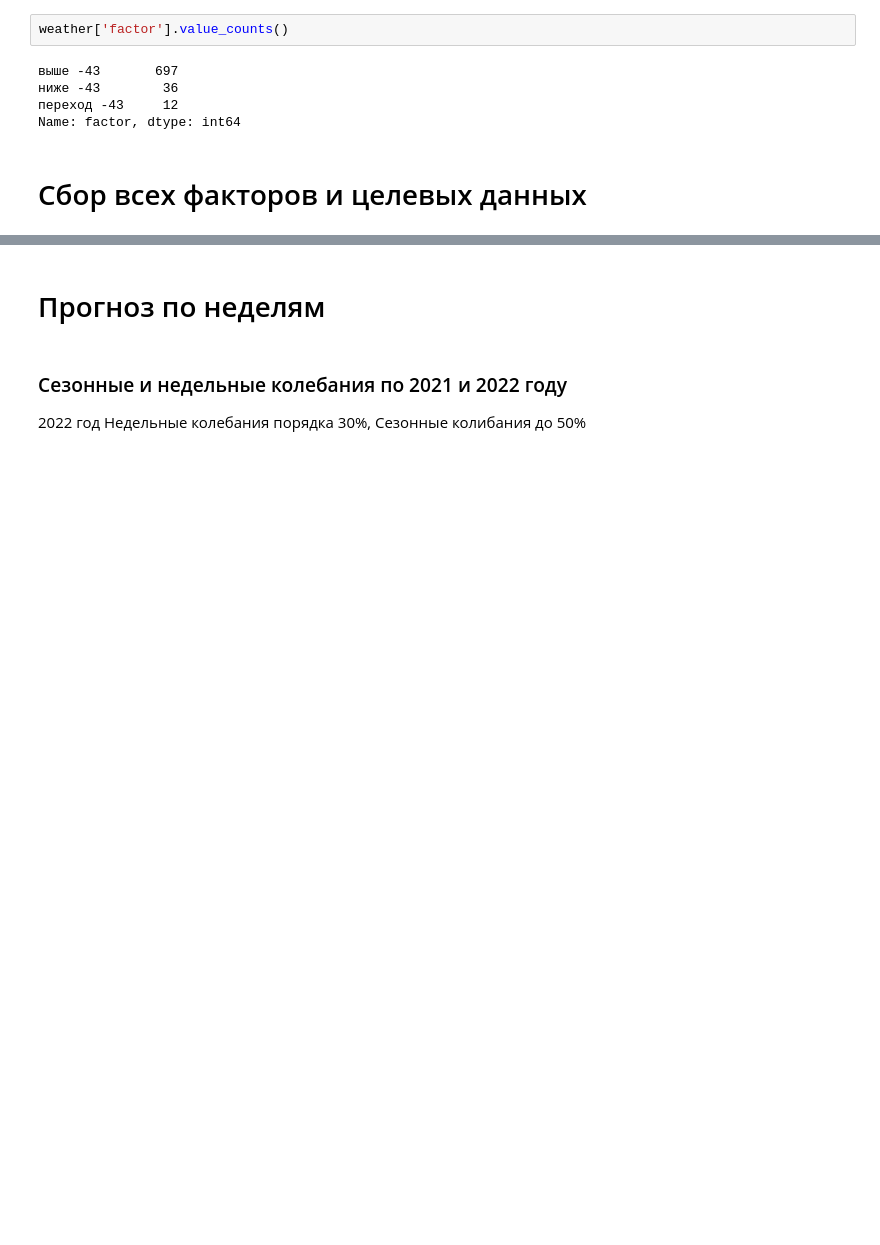
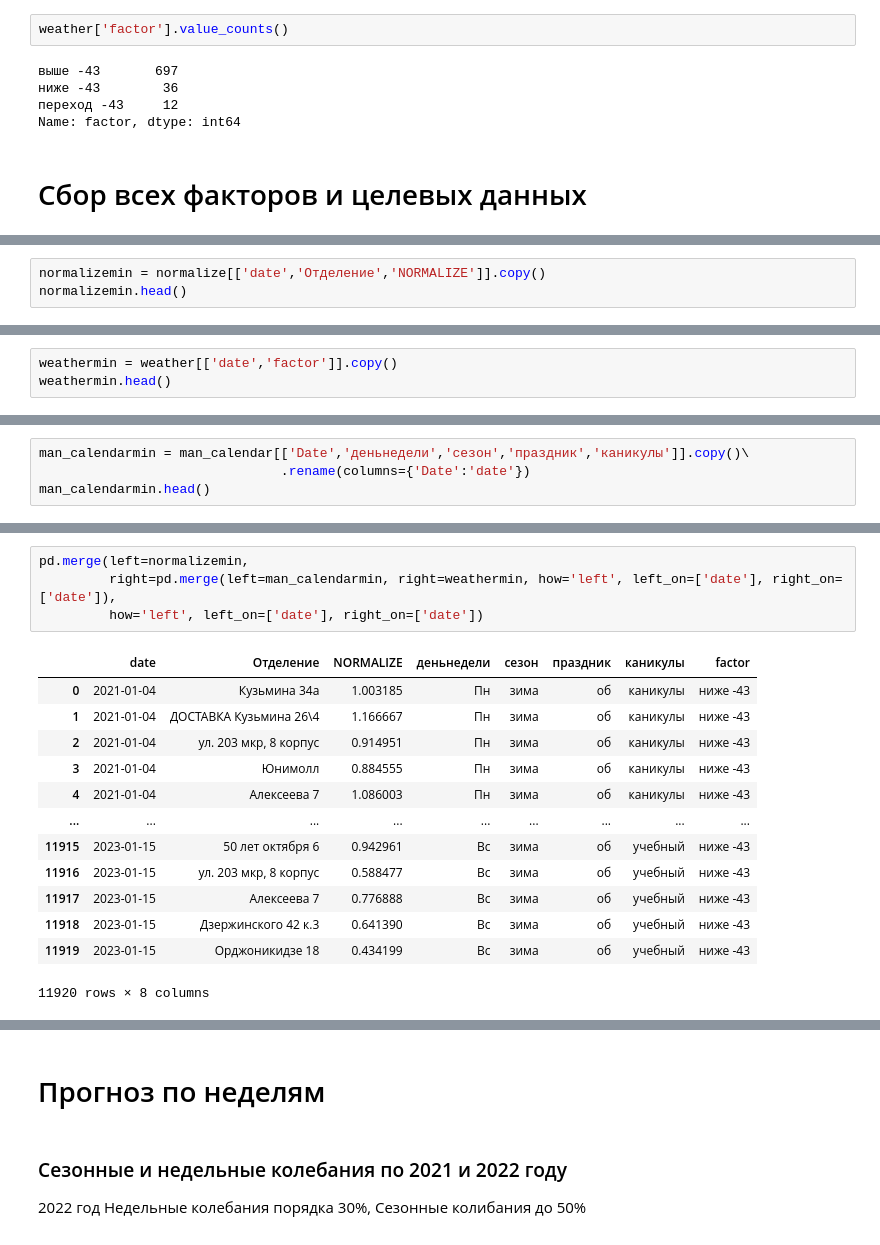
Before and after one commit to KeskilV/rb_daypp, a Jupyter notebook: ipynb/TZ_DPP.ipynb, the cells around one changed output, grey strips where cells are left out. Saved outputs shown, nothing was run; the diff lists cells and outputs as text; blank space fills up the shorter version.

```diff
--- a/ipynb/TZ_DPP.ipynb
+++ b/ipynb/TZ_DPP.ipynb
@@ -465,0 +345,3 @@ df.head()
+# %%
+normalizemin = normalize[['date','Отделение','NORMALIZE']].copy()
+normalizemin.head()
@@ -465,0 +365,3 @@ df.head()
+# %%
+weathermin = weather[['date','factor']].copy()
+weathermin.head()
@@ -465,0 +375,4 @@ df.head()
+# %%
+man_calendarmin = man_calendar[['Date','деньнедели','сезон','праздник','каникулы']].copy()\
+                               .rename(columns={'Date':'date'})
+man_calendarmin.head()
@@ -465,0 +405,18 @@ df.head()
+# %%
+pd.merge(left=normalizemin,
+         right=pd.merge(left=man_calendarmin, right=weathermin, how='left', left_on=['date'], right_on=['date']),
+         how='left', left_on=['date'], right_on=['date'])
+# %% [output]
+|  | date | Отделение | NORMALIZE | деньнедели | сезон | праздник | каникулы | factor |
+| 0 | 2021-01-04 | Кузьмина 34а | 1.003185 | Пн | зима | об | каникулы | ниже -43 |
+| 1 | 2021-01-04 | ДОСТАВКА Кузьмина 26\4 | 1.166667 | Пн | зима | об | каникулы | ниже -43 |
+| 2 | 2021-01-04 | ул. 203 мкр, 8 корпус | 0.914951 | Пн | зима | об | каникулы | ниже -43 |
+| 3 | 2021-01-04 | Юнимолл | 0.884555 | Пн | зима | об | каникулы | ниже -43 |
+| 4 | 2021-01-04 | Алексеева 7 | 1.086003 | Пн | зима | об | каникулы | ниже -43 |
+| ... | ... | ... | ... | ... | ... | ... | ... | ... |
+| 11915 | 2023-01-15 | 50 лет октября 6 | 0.942961 | Вс | зима | об | учебный | ниже -43 |
+| 11916 | 2023-01-15 | ул. 203 мкр, 8 корпус | 0.588477 | Вс | зима | об | учебный | ниже -43 |
+| 11917 | 2023-01-15 | Алексеева 7 | 0.776888 | Вс | зима | об | учебный | ниже -43 |
+| 11918 | 2023-01-15 | Дзержинского 42 к.3 | 0.641390 | Вс | зима | об | учебный | ниже -43 |
+| 11919 | 2023-01-15 | Орджоникидзе 18 | 0.434199 | Вс | зима | об | учебный | ниже -43 |
+11920 rows × 8 columns
```
Also changed, not shown: parts of 54 cells of this notebook, 2 other files.
